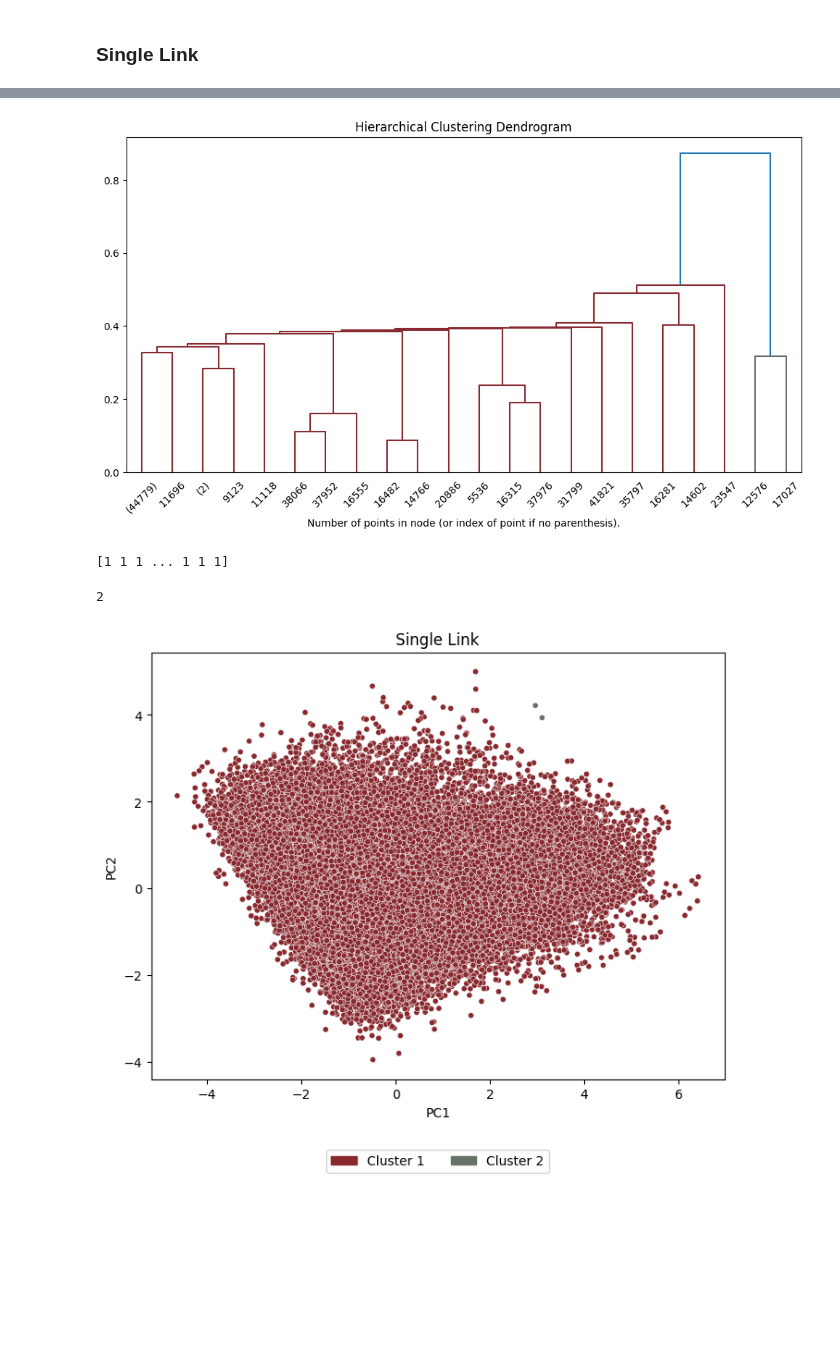
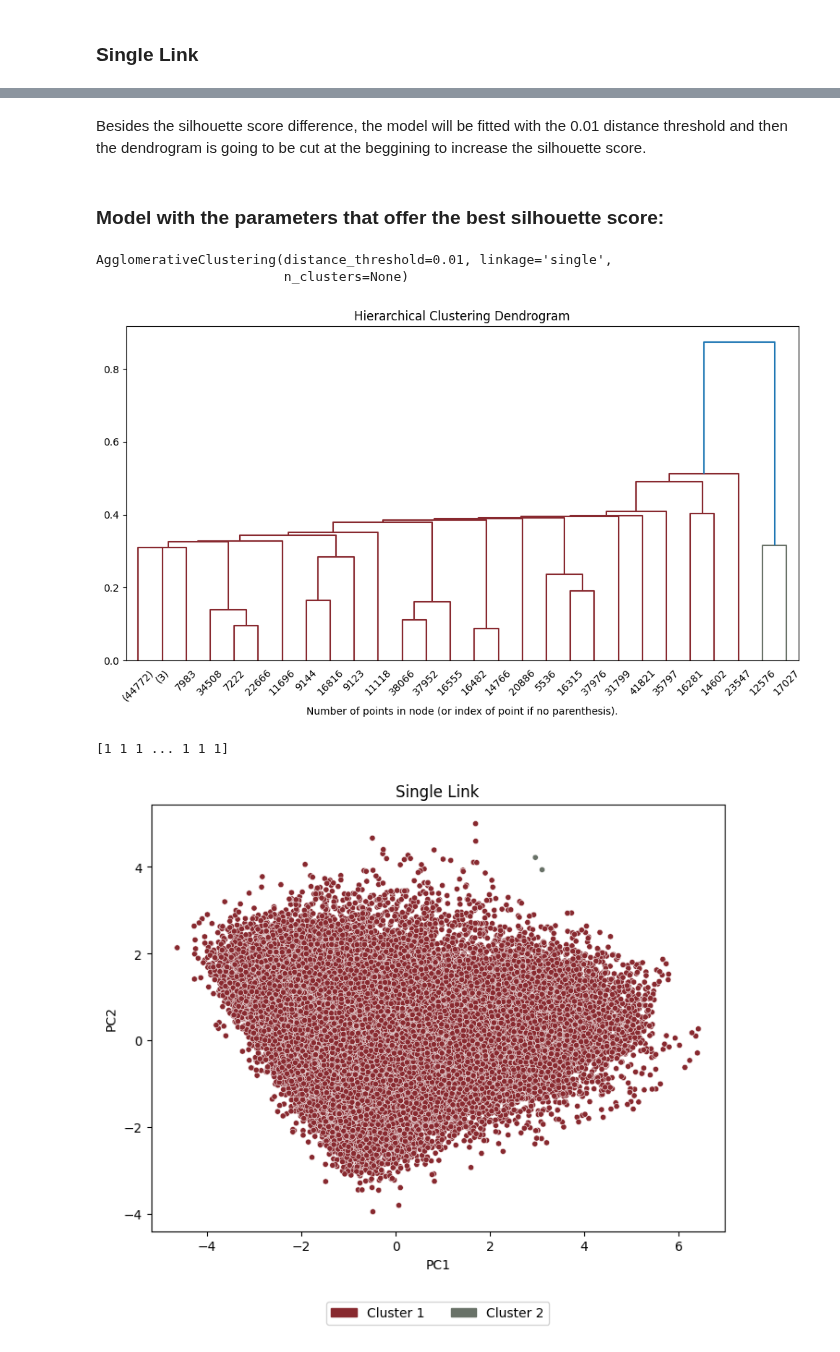
Before and after one commit to sarabreu/thesis_dev, a Jupyter notebook: models/with_clean_data/wind/hierarchical_cluster_opt.ipynb, the cells around one changed output, grey strips where cells are left out. Drawn from its saved outputs; the diff is of its cells as text; code cells hidden in the pictures; blank space fills up the shorter version.

Commit message:
wind clustering done, both raw and clean data; changed to pca_df instead of df_subset

```diff
--- a/models/with_clean_data/wind/hierarchical_cluster_opt.ipynb
+++ b/models/with_clean_data/wind/hierarchical_cluster_opt.ipynb
@@ -64,0 +103,13 @@ def plot_dendrogram(model, **kwargs):
+# %%
+# Define the parameter grid
+param_grid = {
+    'n_clusters': [2, 4, 6, 8, 10],
+}
+
+agg_clust = AgglomerativeClustering(linkage='single', distance_threshold=None)
+
+# Initialize GridSearchCV
+grid_search = GridSearchCV(agg_clust, param_grid, scoring=silhouette_scorer, cv=2, verbose=2, n_jobs=-1)
+
+# Perform grid search
+grid_search.fit(pca_df)
@@ -65,16 +142,30 @@ def plot_dendrogram(model, **kwargs):
+# %% [markdown]
+Besides the silhouette score difference, the model will be fitted with the 0.01 distance threshold and then the dendrogram is going to be cut at the beggining to increase the silhouette score.
+# %% [markdown]
+### Model with the parameters that offer the best silhouette score:
+# %%
+# Fit Agglomerative Clustering model on the combined data
+model_single = AgglomerativeClustering(linkage= 'single',distance_threshold=0.01, n_clusters=None)
+model_single.fit(np.array(pca_df))
+# %% [output]
+AgglomerativeClustering(distance_threshold=0.01, linkage='single',
+                        n_clusters=None)
+# %%
+with open('results/hierarchical_opt/single_clustering.pickle', 'wb') as f:
+    pickle.dump(model_single, f)
 # %%
-with open('results/hierarchical/single_clustering.pickle', 'rb') as f:
+with open('results/hierarchical_opt/single_clustering.pickle', 'rb') as f:
     model_single = pickle.load(f)
 # %%
 hierarchy.set_link_color_palette(my_colors)
 
 plt.figure(figsize=(12, 6))
 plt.title('Hierarchical Clustering Dendrogram')
 # Plot the dendrogram
-plot_dendrogram(model_single, truncate_mode='level', p = 12)
+plot_dendrogram(model_single, truncate_mode='level', p = 15)
 plt.xlabel("Number of points in node (or index of point if no parenthesis).")
 plt.show()
 # %% [output]
-[figure, old version]
+[figure, new version]
 # %%
 # Cut dendrogram to obtain labels
@@ -89,8 +180,4 @@ labels_cut = fcluster(linkage_matrix, num_clusters, criterion='maxclust')
 print(labels_cut)
 # %% [output]
 [1 1 1 ... 1 1 1]
-# %%
-len(np.unique(labels_cut))
-# %% [output]
-2
 # %%
```
Also changed, not shown: parts of 125 cells of this notebook, 6 other files.
